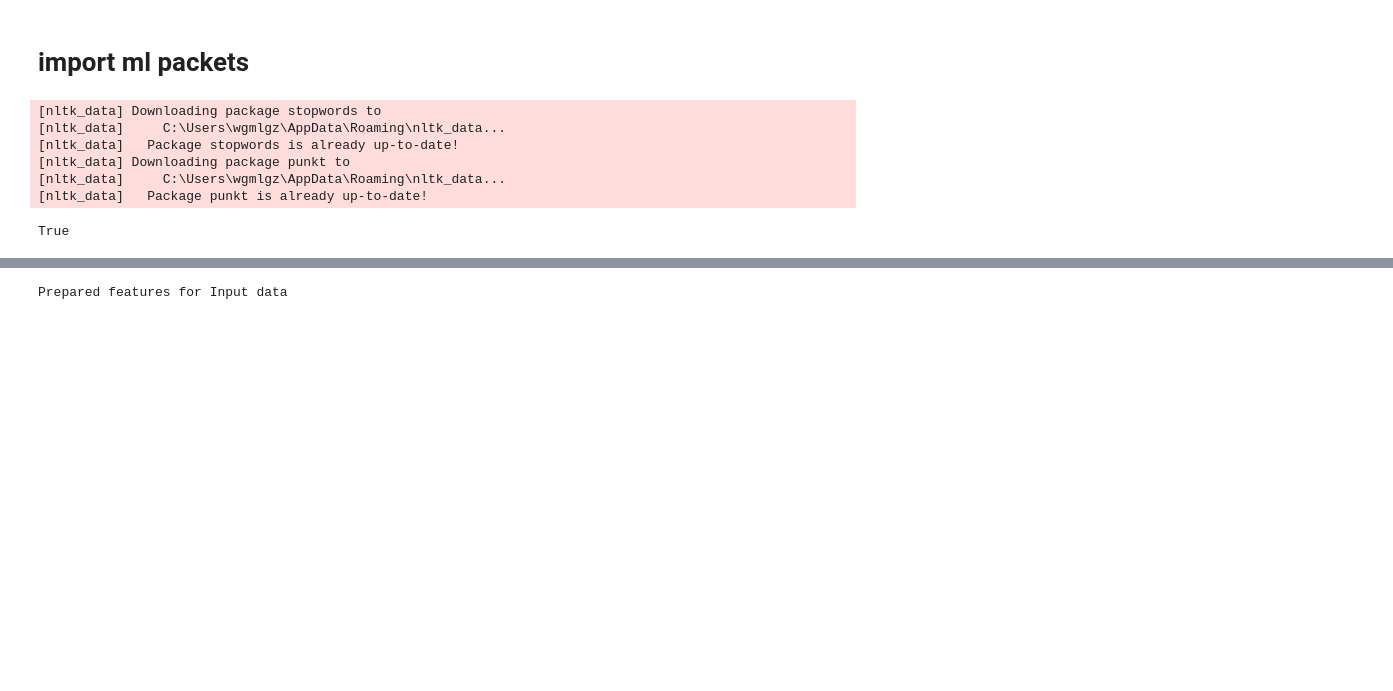
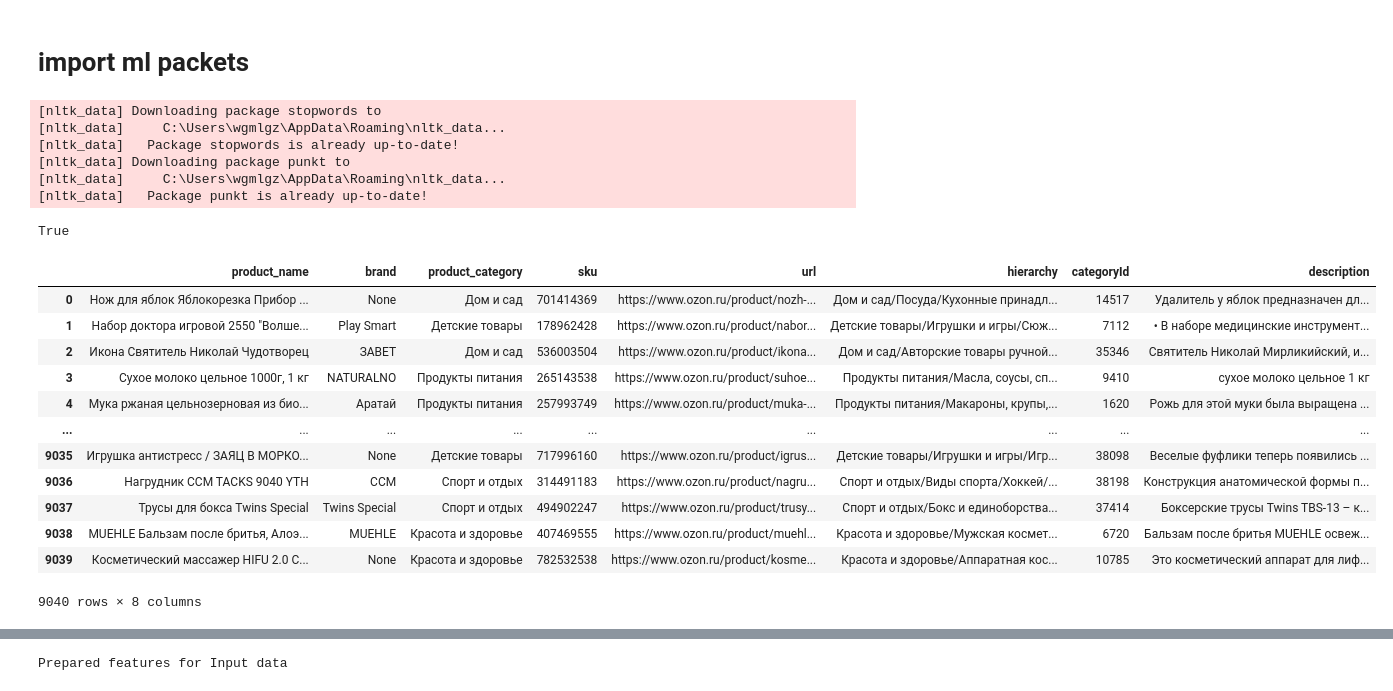
Before and after one commit to Wgmlgz/product-category-classification, a Jupyter notebook: main.ipynb, the cells around one changed output, grey strips where cells are left out. Cells and saved outputs as stored; diff of their text form; code cells hidden in the pictures; blank space fills up the shorter version.

```diff
--- a/main.ipynb
+++ b/main.ipynb
@@ -252,6 +292,42 @@ class Utils():
         return classifier, accuracy
 # %%
 utils = Utils()
+# %%
+import json
+
+
+def prepare_json(path: str, out_path: str):
+    obj = json.loads(open(path, 'r', encoding='utf-8').read())
+    data = []
+    for key in obj:
+        row = obj[key]
+        if row['title'] is not None and row['description'] is not None and row['category'] is not None and row['hierarchy'] is not None:
+            if row['title'].strip() != '' and row['description'].strip() != '' and row['category'].strip() != '' and row['hierarchy'].strip() != '':
+                row['category'] = row['hierarchy'].split('/')[0]
+
+                data.append(obj[key])
+
+    df = pd.json_normalize(data)
+    df = df.rename(columns={"title": "product_name", "category": "product_category"})
+    df.to_csv(out_path)
+    return df
+
+data = prepare_json('./parse/products_data/found.json', './dataset.csv')
+data
+# %% [output]
+|  | product_name | brand | product_category | sku | url | hierarchy | categoryId | description |
+| 0 | Нож для яблок Яблокорезка Прибор ... | None | Дом и сад | 701414369 | https://www.ozon.ru/product/nozh-... | Дом и сад/Посуда/Кухонные принадл... | 14517 | Удалитель у яблок предназначен дл... |
+| 1 | Набор доктора игровой 2550 "Волше... | Play Smart | Детские товары | 178962428 | https://www.ozon.ru/product/nabor... | Детские товары/Игрушки и игры/Сюж... | 7112 | • В наборе медицинские инструмент... |
+| 2 | Икона Святитель Николай Чудотворец | ЗАВЕТ | Дом и сад | 536003504 | https://www.ozon.ru/product/ikona... | Дом и сад/Авторские товары ручной... | 35346 | Святитель Николай Мирликийский, и... |
+| 3 | Сухое молоко цельное 1000г, 1 кг | NATURALNO | Продукты питания | 265143538 | https://www.ozon.ru/product/suhoe... | Продукты питания/Масла, соусы, сп... | 9410 | сухое молоко цельное 1 кг |
+| 4 | Мука ржаная цельнозерновая из био... | Аратай | Продукты питания | 257993749 | https://www.ozon.ru/product/muka-... | Продукты питания/Макароны, крупы,... | 1620 | Рожь для этой муки была выращена ... |
+| ... | ... | ... | ... | ... | ... | ... | ... | ... |
+| 9035 | Игрушка антистресс / ЗАЯЦ В МОРКО... | None | Детские товары | 717996160 | https://www.ozon.ru/product/igrus... | Детские товары/Игрушки и игры/Игр... | 38098 | Веселые фуфлики теперь появились ... |
+| 9036 | Нагрудник CCM TACKS 9040 YTH | CCM | Спорт и отдых | 314491183 | https://www.ozon.ru/product/nagru... | Спорт и отдых/Виды спорта/Хоккей/... | 38198 | Конструкция анатомической формы п... |
+| 9037 | Трусы для бокса Twins Special | Twins Special | Спорт и отдых | 494902247 | https://www.ozon.ru/product/trusy... | Спорт и отдых/Бокс и единоборства... | 37414 | Боксерские трусы Twins TBS-13 – к... |
+| 9038 | MUEHLE Бальзам после бритья, Алоэ... | MUEHLE | Красота и здоровье | 407469555 | https://www.ozon.ru/product/muehl... | Красота и здоровье/Мужская космет... | 6720 | Бальзам после бритья MUEHLE освеж... |
+| 9039 | Косметический массажер HIFU 2.0 С... | None | Красота и здоровье | 782532538 | https://www.ozon.ru/product/kosme... | Красота и здоровье/Аппаратная кос... | 10785 | Это косметический аппарат для лиф... |
+9040 rows × 8 columns
 # %%
 data = utils.read_data("./dataset.csv",
                        usecols=['product_name', 'product_category', 'description'])
```
Also changed, not shown: parts of 9 cells of this notebook, 6 other files.
